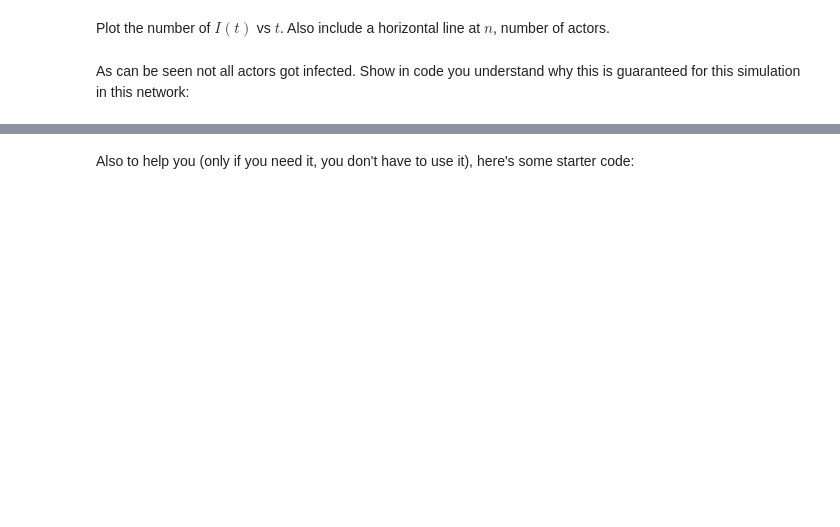
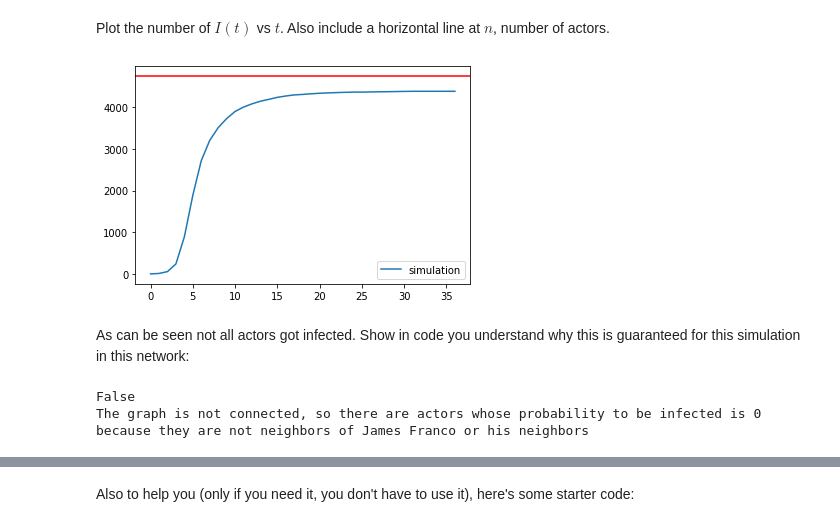
Before and after one commit to IlanaBog/HW5, a Jupyter notebook: hw5.ipynb, the cells around one changed output, grey strips where cells are left out. Saved outputs shown, nothing was run; the diff lists cells and outputs as text; code cells hidden in the pictures; blank space fills up the shorter version.

```diff
--- a/hw5.ipynb
+++ b/hw5.ipynb
@@ -597,2 +597,35 @@ and return:
+# %%
+def SI_network(G, beta, node_zero):
+    t=1
+    I=[]
+    I.append(1)
+    infected_time= {}
+    infected_time[node_zero]=0
+    counter=0
+    while t<=1000:
+        c=0
+        infected=[]
+        for i in infected_time.keys():
+            mask = np.random.binomial(1, beta, len(list(G.neighbors(i))))
+            for r in [elem for keep, elem in zip(mask,list(G.neighbors(i))) if keep]:
+                infected.append(r)
+        for n in infected:
+            if n not in infected_time.keys():
+                infected_time[n]=t
+                c+=1
+        I.append(c+(I[t-1]))
+        if len(infected_time)== G.number_of_nodes():
+            break
+        if c==0:
+            counter+=1
+            if counter==5:
+                break
+        else:
+            counter=0
+        t+=1
+    for actor in G.nodes():
+        if actor not in infected_time.keys():
+            infected_time[actor]=None
+    return (t,I,infected_time)
 # %% [markdown]
 Run a SI simulation on the films actors network, with infection probability 0.1 and James Franco got infected.
@@ -600,0 +632,3 @@ Run a SI simulation on the films actors network, with infection probability 0.1
+# %%
+t,I,infected_time = SI_network(A, 0.1, 'James Franco')
+t,I,infected_time
@@ -605,2 +655,11 @@ Plot the number of $I(t)$ vs $t$. Also include a horizontal line at $n$, number
+# %%
+ts = np.arange(t + 1)
+plt.plot(ts,I,label='simulation')
+n = A.number_of_nodes()
+plt.axhline(y = n , color = 'r', linestyle = '-')
+plt.legend()
+plt.show()
+# %% [output]
+[figure, added]
 # %% [markdown]
 As can be seen not all actors got infected. Show in code you understand why this is guaranteed for this simulation in this network:
@@ -609,3 +666,9 @@ As can be seen not all actors got infected. Show in code you understand why this
+# %%
+print(nx.is_connected(A))
+print('The graph is not connected, so there are actors whose probability to be infected is 0 because they are not neighbors of James Franco or his neighbors')
+# %% [output]
+False
+The graph is not connected, so there are actors whose probability to be infected is 0 because they are not neighbors of James Franco or his neighbors
 # %% [markdown]
 Now use `infected_time` you got and plot the same graph of $I(t)$ vs. $t$ for nodes *with different degrees*, where $I(t, d)$ is normalized for all nodes with degree $d$.
 
```
Also changed, not shown: parts of 33 cells of this notebook.
